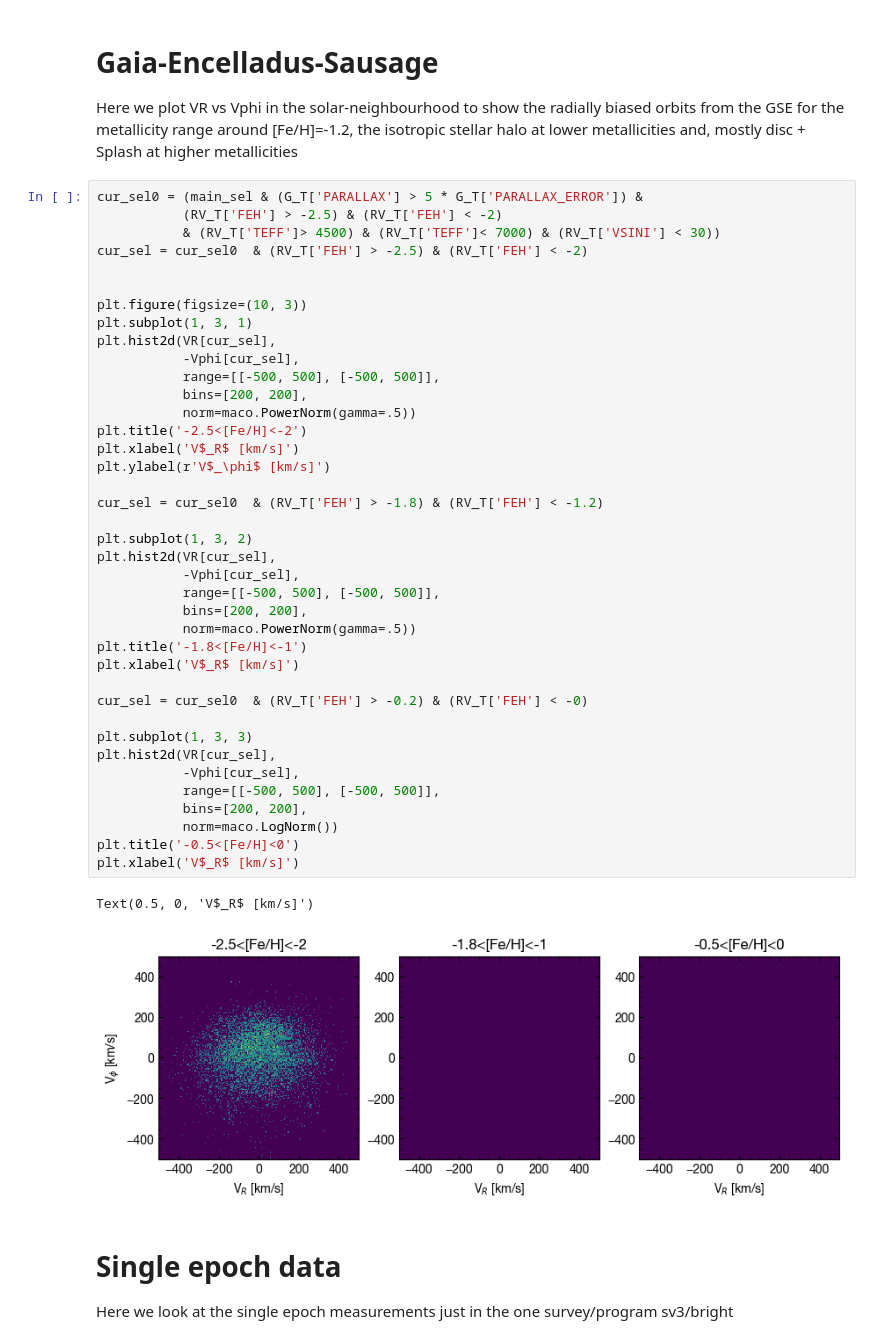
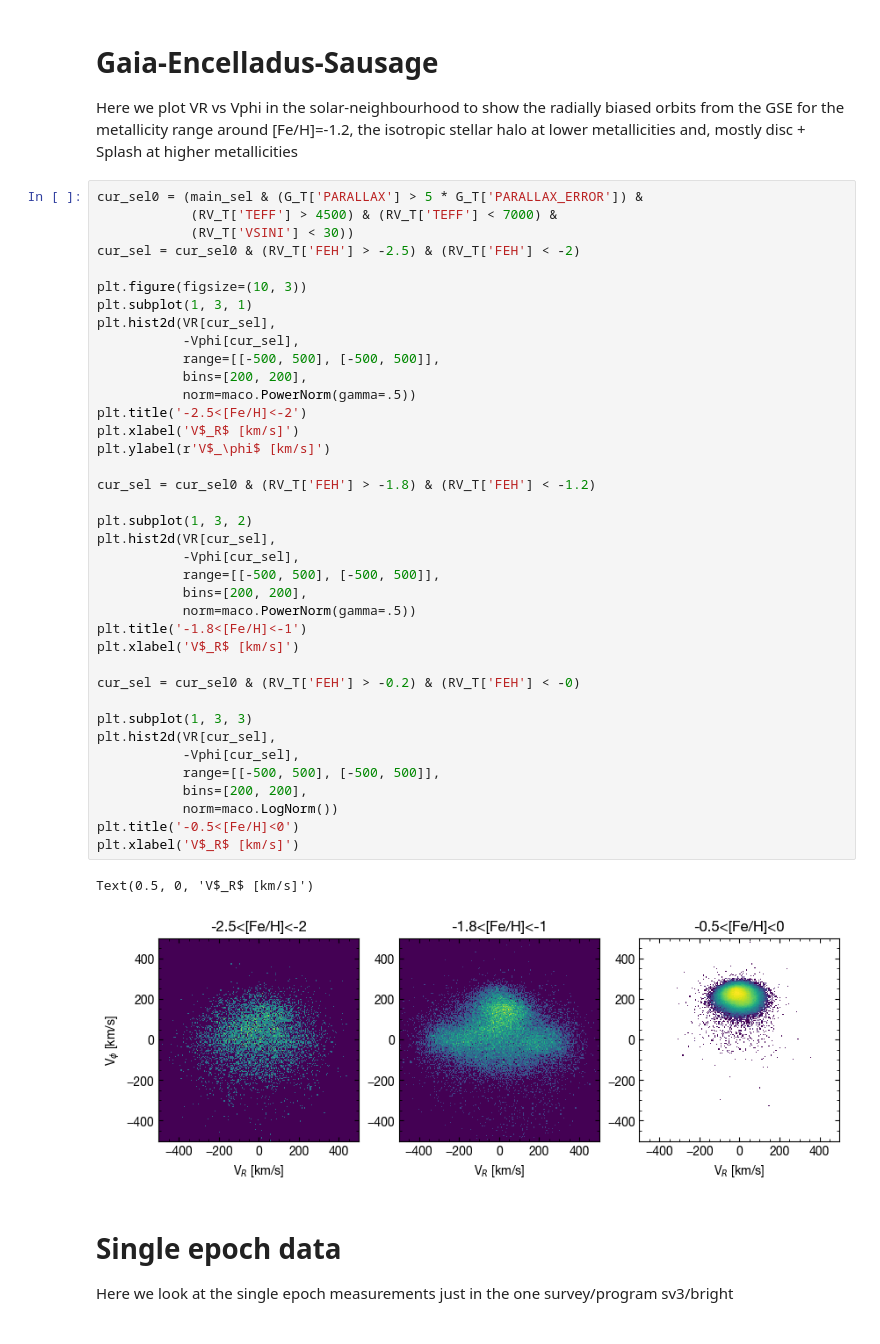
Before and after one commit to desimilkyway/dr1_tutorials, a Jupyter notebook: DR1_tutorial.ipynb, the cells around one changed output. Cells and saved outputs as stored; diff of their text form.

```diff
--- a/DR1_tutorial.ipynb
+++ b/DR1_tutorial.ipynb
@@ -453,46 +455,45 @@ Here we plot VR vs Vphi in the solar-neighbourhood to show the radially biased o
 the isotropic stellar halo at lower metallicities and, mostly disc + Splash at higher metallicities
 # %%
 cur_sel0 = (main_sel & (G_T['PARALLAX'] > 5 * G_T['PARALLAX_ERROR']) &
-           (RV_T['FEH'] > -2.5) & (RV_T['FEH'] < -2)
-           & (RV_T['TEFF']> 4500) & (RV_T['TEFF']< 7000) & (RV_T['VSINI'] < 30))
-cur_sel = cur_sel0  & (RV_T['FEH'] > -2.5) & (RV_T['FEH'] < -2)
-
+            (RV_T['TEFF'] > 4500) & (RV_T['TEFF'] < 7000) &
+            (RV_T['VSINI'] < 30))
+cur_sel = cur_sel0 & (RV_T['FEH'] > -2.5) & (RV_T['FEH'] < -2)
 
 plt.figure(figsize=(10, 3))
 plt.subplot(1, 3, 1)
 plt.hist2d(VR[cur_sel],
            -Vphi[cur_sel],
            range=[[-500, 500], [-500, 500]],
            bins=[200, 200],
            norm=maco.PowerNorm(gamma=.5))
 plt.title('-2.5<[Fe/H]<-2')
 plt.xlabel('V$_R$ [km/s]')
 plt.ylabel(r'V$_\phi$ [km/s]')
 
-cur_sel = cur_sel0  & (RV_T['FEH'] > -1.8) & (RV_T['FEH'] < -1.2)
+cur_sel = cur_sel0 & (RV_T['FEH'] > -1.8) & (RV_T['FEH'] < -1.2)
 
 plt.subplot(1, 3, 2)
 plt.hist2d(VR[cur_sel],
            -Vphi[cur_sel],
            range=[[-500, 500], [-500, 500]],
            bins=[200, 200],
            norm=maco.PowerNorm(gamma=.5))
 plt.title('-1.8<[Fe/H]<-1')
 plt.xlabel('V$_R$ [km/s]')
 
-cur_sel = cur_sel0  & (RV_T['FEH'] > -0.2) & (RV_T['FEH'] < -0)
+cur_sel = cur_sel0 & (RV_T['FEH'] > -0.2) & (RV_T['FEH'] < -0)
 
 plt.subplot(1, 3, 3)
 plt.hist2d(VR[cur_sel],
            -Vphi[cur_sel],
            range=[[-500, 500], [-500, 500]],
            bins=[200, 200],
            norm=maco.LogNorm())
 plt.title('-0.5<[Fe/H]<0')
 plt.xlabel('V$_R$ [km/s]')
 # %% [output]
 Text(0.5, 0, 'V$_R$ [km/s]')
-[figure, old version]
+[figure, new version]
 # %% [markdown]
 # Single epoch data
 
```
Also changed, not shown: parts of 1 cell of this notebook.
